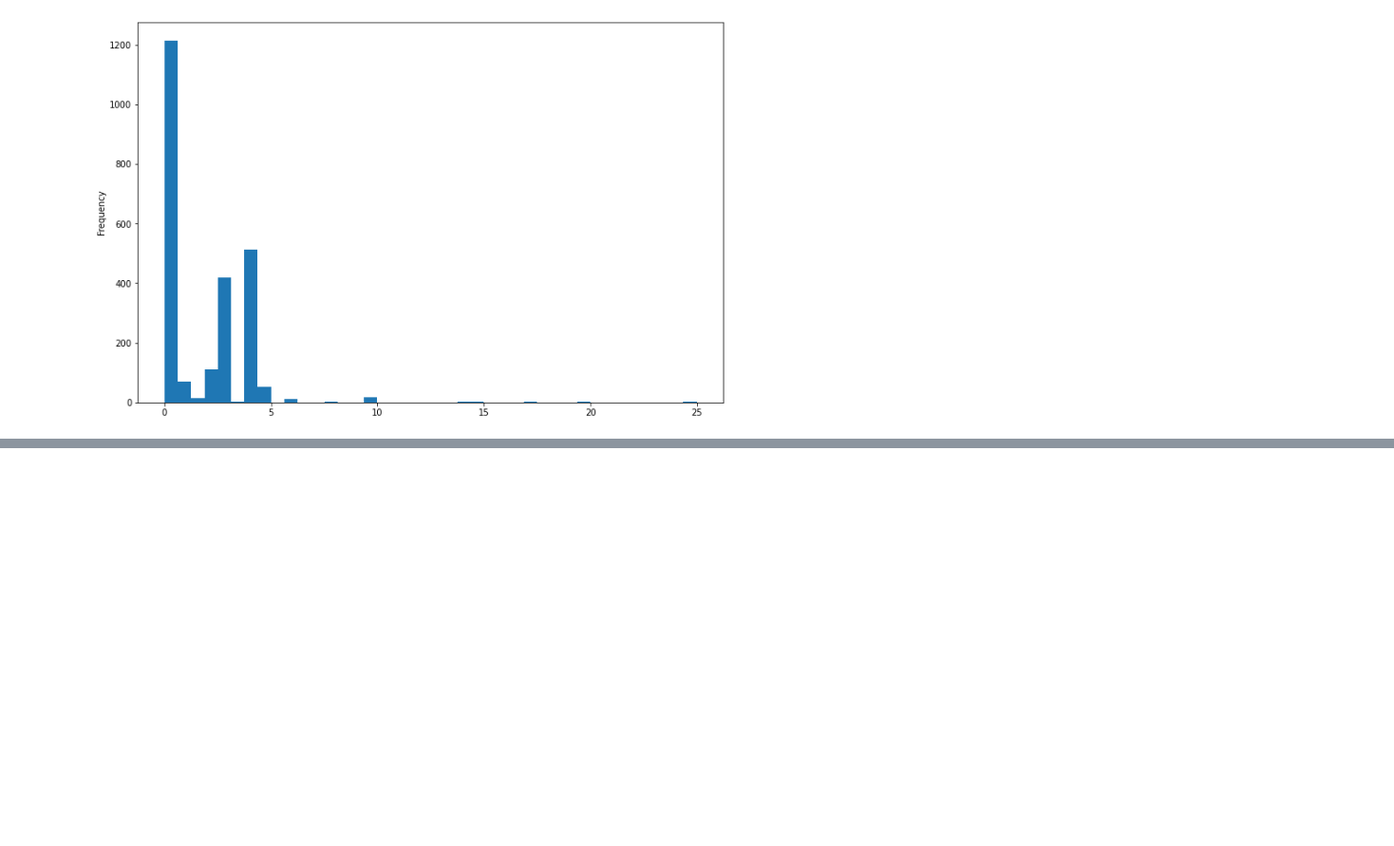
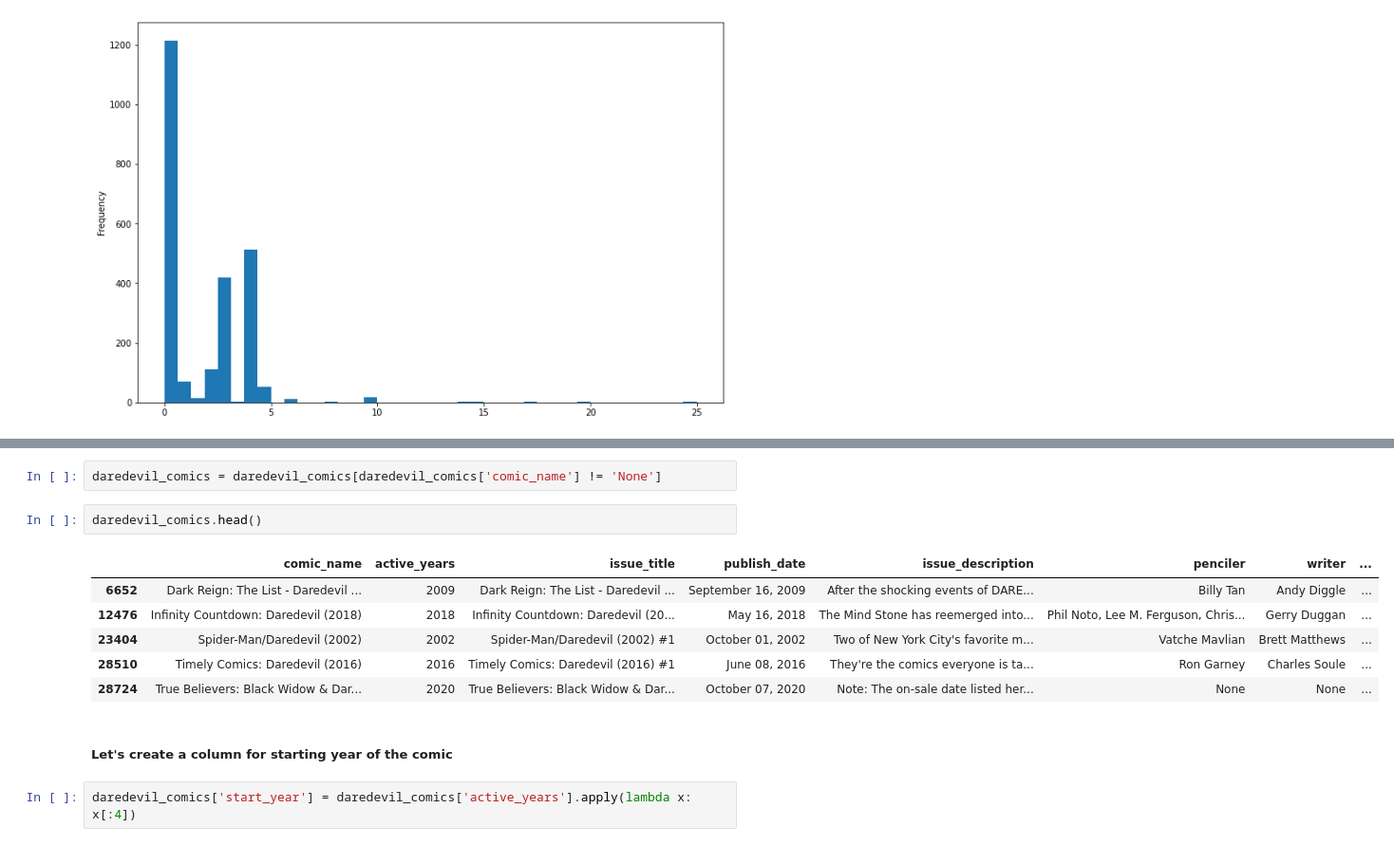
Before and after one commit to Spondon99/Marvel-Comics, a Jupyter notebook: Comic Analysis.ipynb, the cells around one changed output, grey strips where cells are left out. Shown at 95% size. Saved outputs shown, nothing was run; the diff lists cells and outputs as text; blank space fills up the shorter version.

```diff
--- a/Comic Analysis.ipynb
+++ b/Comic Analysis.ipynb
@@ -157,0 +183,15 @@ spiderman_comics['Price'].plot(kind='hist', bins=40, figsize=(12, 8))
+# %%
+daredevil_comics = daredevil_comics[daredevil_comics['comic_name'] != 'None']
+# %%
+daredevil_comics.head()
+# %% [output]
+|  | comic_name | active_years | issue_title | publish_date | issue_description | penciler | writer | ... |
+| 6652 | Dark Reign: The List - Daredevil ... | 2009 | Dark Reign: The List - Daredevil ... | September 16, 2009 | After the shocking events of DARE... | Billy Tan | Andy Diggle | ... |
+| 12476 | Infinity Countdown: Daredevil (2018) | 2018 | Infinity Countdown: Daredevil (20... | May 16, 2018 | The Mind Stone has reemerged into... | Phil Noto, Lee M. Ferguson, Chris... | Gerry Duggan | ... |
+| 23404 | Spider-Man/Daredevil (2002) | 2002 | Spider-Man/Daredevil (2002) #1 | October 01, 2002 | Two of New York City's favorite m... | Vatche Mavlian | Brett Matthews | ... |
+| 28510 | Timely Comics: Daredevil (2016) | 2016 | Timely Comics: Daredevil (2016) #1 | June 08, 2016 | They're the comics everyone is ta... | Ron Garney | Charles Soule | ... |
+| 28724 | True Believers: Black Widow & Dar... | 2020 | True Believers: Black Widow & Dar... | October 07, 2020 | Note: The on-sale date listed her... | None | None | ... |
+# %% [markdown]
+##### Let's create a column for starting year of the comic
+# %%
+daredevil_comics['start_year'] = daredevil_comics['active_years'].apply(lambda x: x[:4])
```
Also changed, not shown: parts of 22 cells of this notebook.
